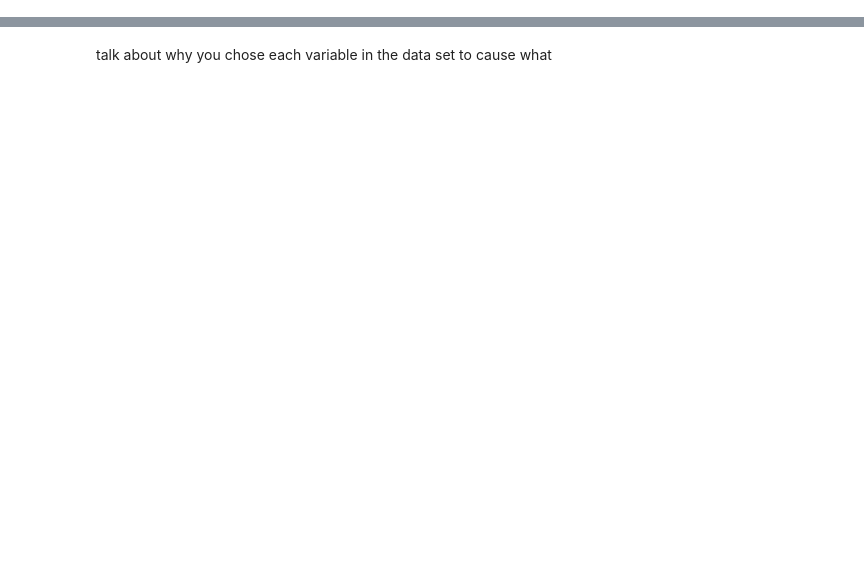
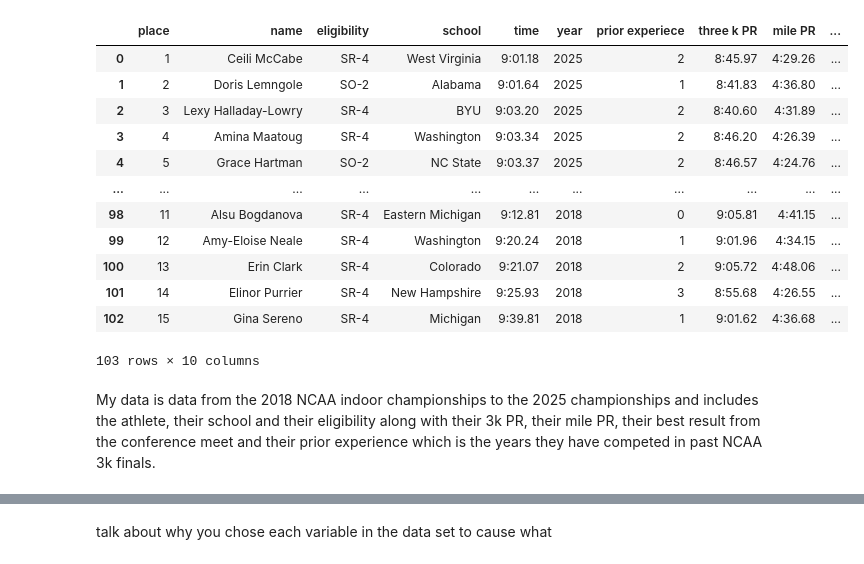
Before and after one commit to evacragnolino/Data-Science-Foundations, a Jupyter notebook: Unit_6_Project.ipynb, the cells around one changed output, grey strips where cells are left out. Saved outputs shown, nothing was run; the diff lists cells and outputs as text; code cells hidden in the pictures; blank space fills up the shorter version.

```diff
--- a/Unit_6_Project.ipynb
+++ b/Unit_6_Project.ipynb
@@ -19,5 +42,23 @@ import arviz as az
 import matplotlib.pyplot as plt
 # %%
 threeK = pd.read_csv('https://raw.githubusercontent.com/evacragnolino/Data-Science-Foundations/main/Unit%206%20data%20sheet%20-%20Sheet1%20(3).csv')
+# %%
+threeK
+# %% [output]
+|  | place | name | eligibility | school | time | year | prior experiece | three k PR | mile PR | ... |
+| 0 | 1 | Ceili McCabe | SR-4 | West Virginia | 9:01.18 | 2025 | 2 | 8:45.97 | 4:29.26 | ... |
+| 1 | 2 | Doris Lemngole | SO-2 | Alabama | 9:01.64 | 2025 | 1 | 8:41.83 | 4:36.80 | ... |
+| 2 | 3 | Lexy Halladay-Lowry | SR-4 | BYU | 9:03.20 | 2025 | 2 | 8:40.60 | 4:31.89 | ... |
+| 3 | 4 | Amina Maatoug | SR-4 | Washington | 9:03.34 | 2025 | 2 | 8:46.20 | 4:26.39 | ... |
+| 4 | 5 | Grace Hartman | SO-2 | NC State | 9:03.37 | 2025 | 2 | 8:46.57 | 4:24.76 | ... |
+| ... | ... | ... | ... | ... | ... | ... | ... | ... | ... | ... |
+| 98 | 11 | Alsu Bogdanova | SR-4 | Eastern Michigan | 9:12.81 | 2018 | 0 | 9:05.81 | 4:41.15 | ... |
+| 99 | 12 | Amy-Eloise Neale | SR-4 | Washington | 9:20.24 | 2018 | 1 | 9:01.96 | 4:34.15 | ... |
+| 100 | 13 | Erin Clark | SR-4 | Colorado | 9:21.07 | 2018 | 2 | 9:05.72 | 4:48.06 | ... |
+| 101 | 14 | Elinor Purrier | SR-4 | New Hampshire | 9:25.93 | 2018 | 3 | 8:55.68 | 4:26.55 | ... |
+| 102 | 15 | Gina Sereno | SR-4 | Michigan | 9:39.81 | 2018 | 1 | 9:01.62 | 4:36.68 | ... |
+103 rows × 10 columns
+# %% [markdown]
+My data is data from the 2018 NCAA indoor championships to the 2025 championships and includes the athlete, their school and their eligibility along with their 3k PR, their mile PR, their best result from the conference meet and their prior experience which is the years they have competed in past NCAA 3k finals.
 # %%
 sns.pairplot(threeK)
```
Also changed, not shown: parts of 25 cells of this notebook.
